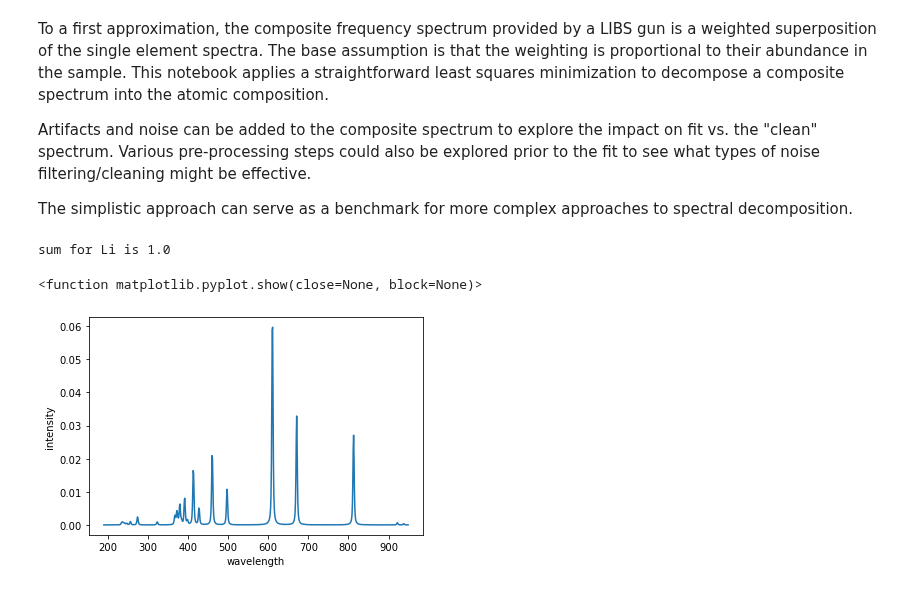
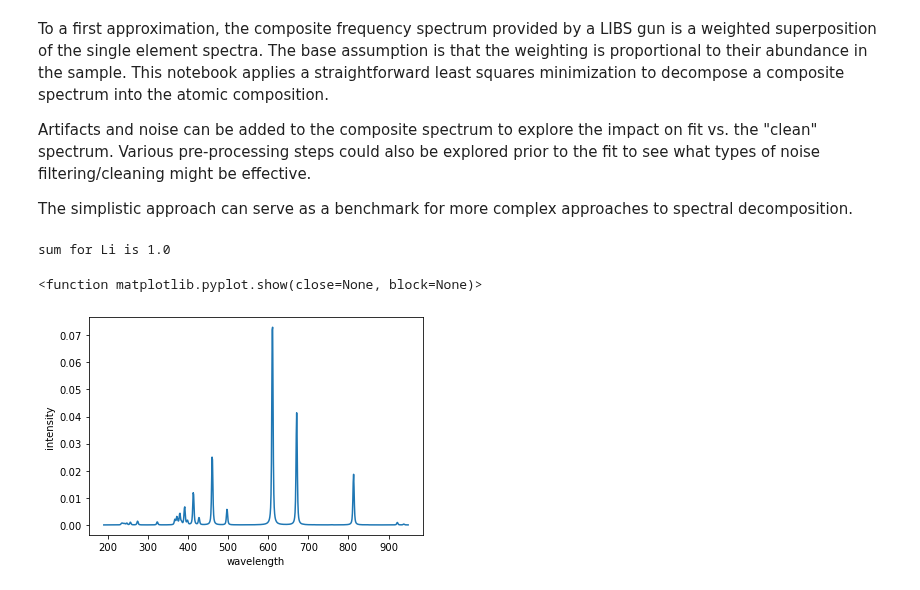
Before and after one commit to MWhitta/phaseMAP, a Jupyter notebook: LS_Fit.ipynb, the cells around one changed output. Cells and saved outputs as stored; diff of their text form; code cells hidden in the pictures.

```diff
--- a/LS_Fit.ipynb
+++ b/LS_Fit.ipynb
@@ -22,30 +22,39 @@ from libs_unet.training.spec_maker import spectrum_maker
 top_dir = Path.cwd()
 datapath = top_dir / 'data'
 # %%
-#generate reference spectra
-max_z = 30
-wave = range(190, 950)
-elem_symb = np.loadtxt(datapath / "abundance/elements_94.csv", dtype=str)
-spec_maker = spectrum_maker(max_z)
+#Model specific parameters/files here. Update as models change
+#Reference data, used but not changed within classes
+with open(datapath / 'training' / 'el77_meta.pickle', 'rb') as f:
+    wave = pickle.load(f)
+    el_symbol = pickle.load(f)
+    el_index = pickle.load(f)
 
-#create array of reference spectra for these 20 elements.
-el_spec = np.zeros((max_z,len(wave)))
+max_z = len(el_symbol)
+model = peakyfinder_0001.LIBSUNet(max_z,len(wave))
+param_path = top_dir / 'trained_models' / 'el77_pairs_0001'
+model.load_state_dict(torch.load(param_path))
+rel_int_scale = 10**4
+input_scale = 5
+thresh = 7
+fit_tol = 0.01
+#Generate atomic reference spectra
+spec_maker = spectrum_maker()
+el_spec = np.zeros((max_z,760))
 for i in range(max_z):
-    i_fracs = np.zeros(max_z)
-    i_fracs[i] = 1
-    wave, el_spec[i], spec_array = spec_maker.make_spectra(i_fracs)
+    fracs_dict = {el_symbol[i]:1}
+    wave, el_spec[i], spec_dict = spec_maker.make_spectra(fracs_dict)
 # %%
 #check spectra
-z_el = 3
-print(f"sum for {elem_symb[z_el -1]} is {np.sum(el_spec[z_el -1])}")
-plt.plot(wave, el_spec[z_el -1])
+el = 'Li'
+print(f"sum for {el} is {np.sum(el_spec[el_index[el]])}")
+plt.plot(wave, el_spec[el_index[el]])
 plt.xlabel('wavelength')
 plt.ylabel('intensity')
 plt.show
 # %% [output]
 sum for Li is 1.0
 <function matplotlib.pyplot.show(close=None, block=None)>
-[figure, old version]
+[figure, new version]
 # %%
 #next task is to find the linear combination of the atomic spectra that minimizes error to input spectrum
 #Try https://docs.scipy.org/doc/scipy/reference/generated/scipy.optimize.least_squares.html
```
Also changed, not shown: parts of 5 cells of this notebook, 1 other file.
